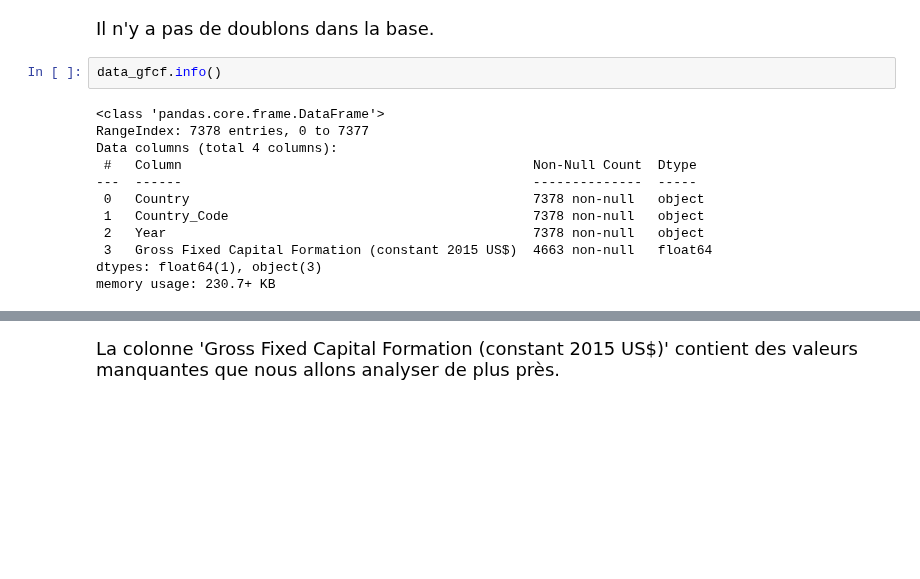
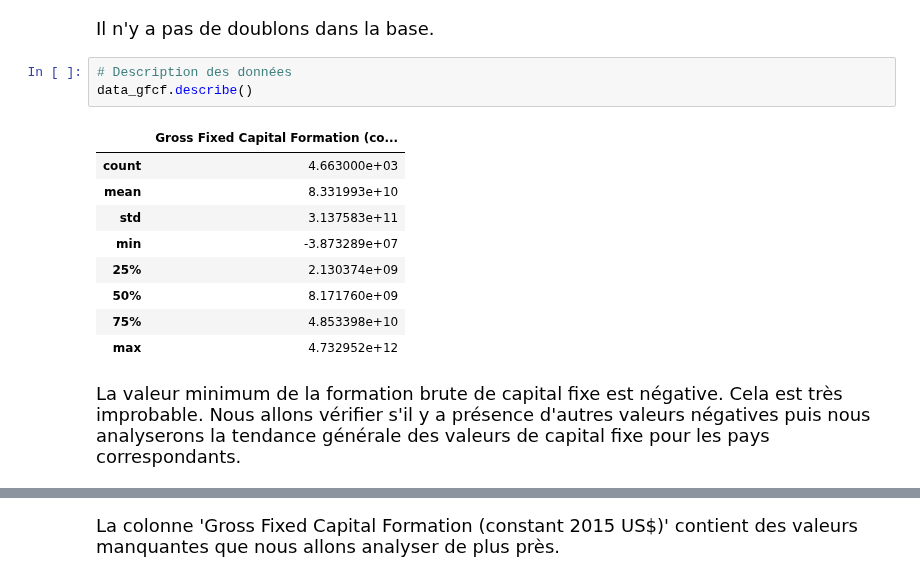
Before and after one commit to tziemiNgansop237/Projet_Python, a Jupyter notebook: src/Preparation_donnees.ipynb, the cells around one changed output, grey strips where cells are left out. Drawn from its saved outputs; the diff is of its cells as text; blank space fills up the shorter version.

```diff
--- a/src/Preparation_donnees.ipynb
+++ b/src/Preparation_donnees.ipynb
@@ -200,17 +215,18 @@ print("Nombre total de doublons dans data_gfcf :",
 Nombre total de doublons dans data_gfcf : 0
 # %% [markdown]
 <p style="line-height: 1.6; font-family: 'Serial', serif; font-size: 18px; ">Il n'y a pas de doublons dans la base.</p>
-# %%
-data_gfcf.info()
-# %% [output]
-<class 'pandas.core.frame.DataFrame'>
-RangeIndex: 7378 entries, 0 to 7377
-Data columns (total 4 columns):
- #   Column                                             Non-Null Count  Dtype
----  ------                                             --------------  -----
- 0   Country                                            7378 non-null   object
- 1   Country_Code                                       7378 non-null   object
- 2   Year                                               7378 non-null   object
- 3   Gross Fixed Capital Formation (constant 2015 US$)  4663 non-null   float64
-dtypes: float64(1), object(3)
-memory usage: 230.7+ KB
+# %%
+# Description des données
+data_gfcf.describe()
+# %% [output]
+|  | Gross Fixed Capital Formation (co... |
+| count | 4.663000e+03 |
+| mean | 8.331993e+10 |
+| std | 3.137583e+11 |
+| min | -3.873289e+07 |
+| 25% | 2.130374e+09 |
+| 50% | 8.171760e+09 |
+| 75% | 4.853398e+10 |
+| max | 4.732952e+12 |
+# %% [markdown]
+<p style="line-height: 1.6; font-family: 'Serial', serif; font-size: 18px; ">La valeur minimum de la formation brute de capital fixe est négative. Cela est très improbable. Nous allons vérifier s'il y a présence d'autres valeurs négatives puis nous analyserons la tendance générale des valeurs de capital fixe pour les pays correspondants.</p>
```
Also changed, not shown: parts of 12 cells of this notebook, 3 other files.
